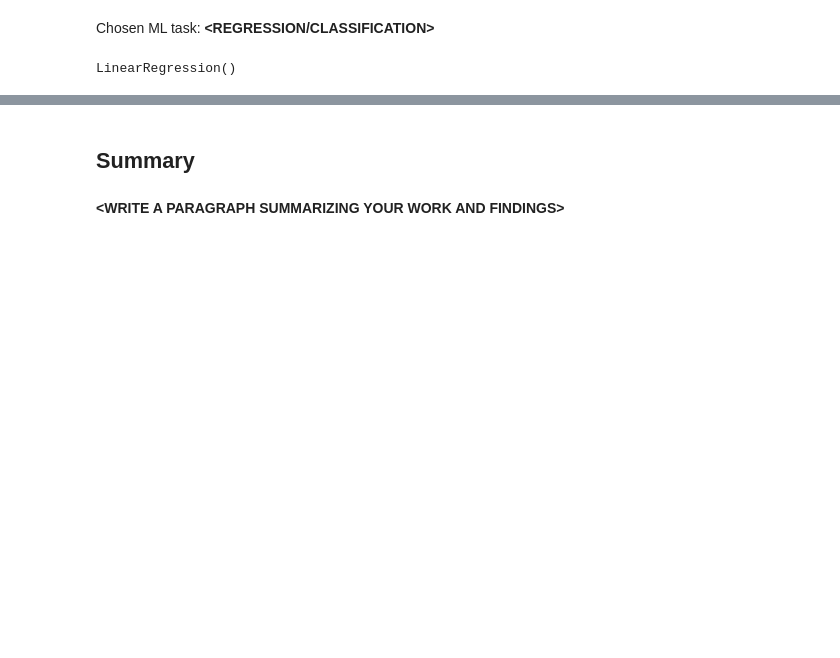
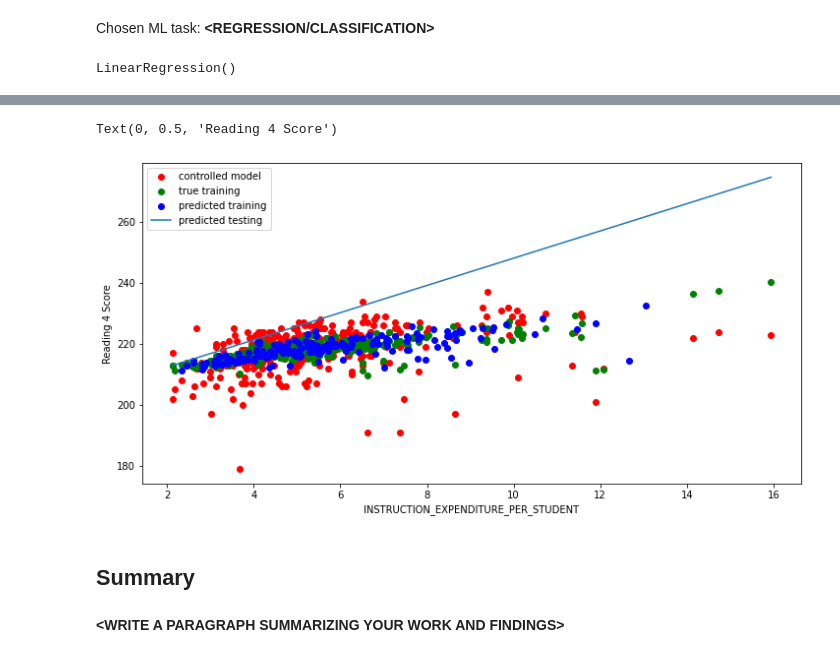
Before and after one commit to sunspara/MDSTCheckpoints, a Jupyter notebook: checkpoint2/checkpoint2.ipynb, the cells around one changed output, grey strips where cells are left out. Cells and saved outputs as stored; diff of their text form; code cells hidden in the pictures; blank space fills up the shorter version.

```diff
--- a/checkpoint2/checkpoint2.ipynb
+++ b/checkpoint2/checkpoint2.ipynb
@@ -191,3 +222,28 @@ plt.ylabel(??)
+# %%
+# FOR REGRESSION ONLY: (pick a single column to visualize results)
+
+# Results from this graph _should not_ be used as a part of your results -- it is just here to help with intuition.
+# Instead, look at the error values and individual intercepts.
+
+
+col_name = 'INSTRUCTION_EXPENDITURE_PER_STUDENT'
+col_index = X_train.columns.get_loc(col_name)
+
+f = plt.figure(figsize=(12,6))
+plt.scatter(X_train[col_name], y_train, color = "red")
+plt.scatter(X_train[col_name], model.predict(X_train), color = "green")
+plt.scatter(X_test[col_name], model.predict(X_test), color = "blue")
+
+new_x = np.linspace(X_train[col_name].min(),X_train[col_name].max(),200)
+intercept = model.predict([X_train.sort_values(col_name).iloc[0]]) - X_train[col_name].min()*model.coef_[col_index]
+plt.plot(new_x, intercept+new_x*model.coef_[col_index])
+
+plt.legend(['controlled model','true training','predicted training','predicted testing'])
+plt.xlabel(col_name)
+plt.ylabel('Reading 4 Score')
+# %% [output]
+Text(0, 0.5, 'Reading 4 Score')
+[figure, added]
 # %% [markdown]
 <h2> Summary </h2>
 # %% [markdown]
```
Also changed, not shown: parts of 10 cells of this notebook.
